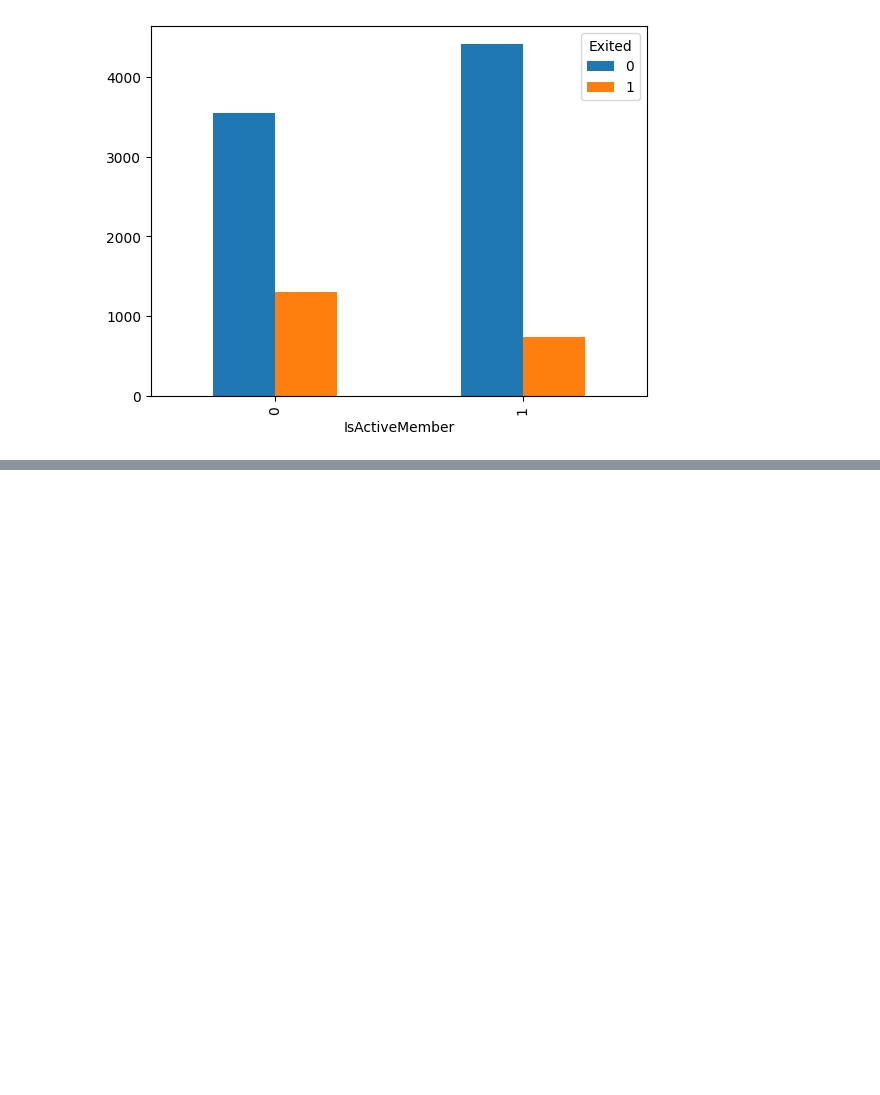
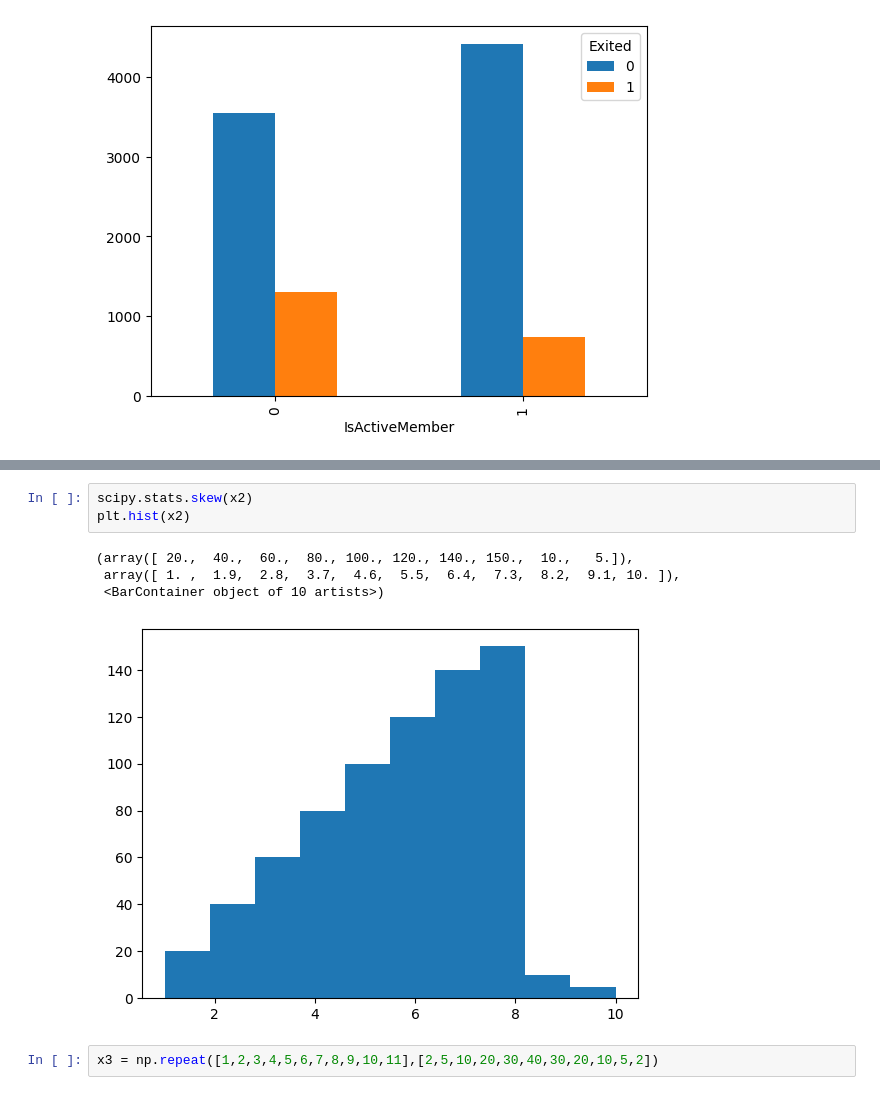
Before and after one commit to devdatta1429/BDA_Assignments, a Jupyter notebook: Stats/Day_8_stats_26_05.ipynb, the cells around one changed output, grey strips where cells are left out. Cells and saved outputs as stored; diff of their text form; blank space fills up the shorter version.

```diff
--- a/Stats/Day_8_stats_26_05.ipynb
+++ b/Stats/Day_8_stats_26_05.ipynb
@@ -484,0 +502,10 @@ tb1
+# %%
+scipy.stats.skew(x2)
+plt.hist(x2)
+# %% [output]
+(array([ 20.,  40.,  60.,  80., 100., 120., 140., 150.,  10.,   5.]),
+ array([ 1. ,  1.9,  2.8,  3.7,  4.6,  5.5,  6.4,  7.3,  8.2,  9.1, 10. ]),
+ <BarContainer object of 10 artists>)
+[figure, added]
+# %%
+x3 = np.repeat([1,2,3,4,5,6,7,8,9,10,11],[2,5,10,20,30,40,30,20,10,5,2])
```
Also changed, not shown: parts of 17 cells of this notebook.
